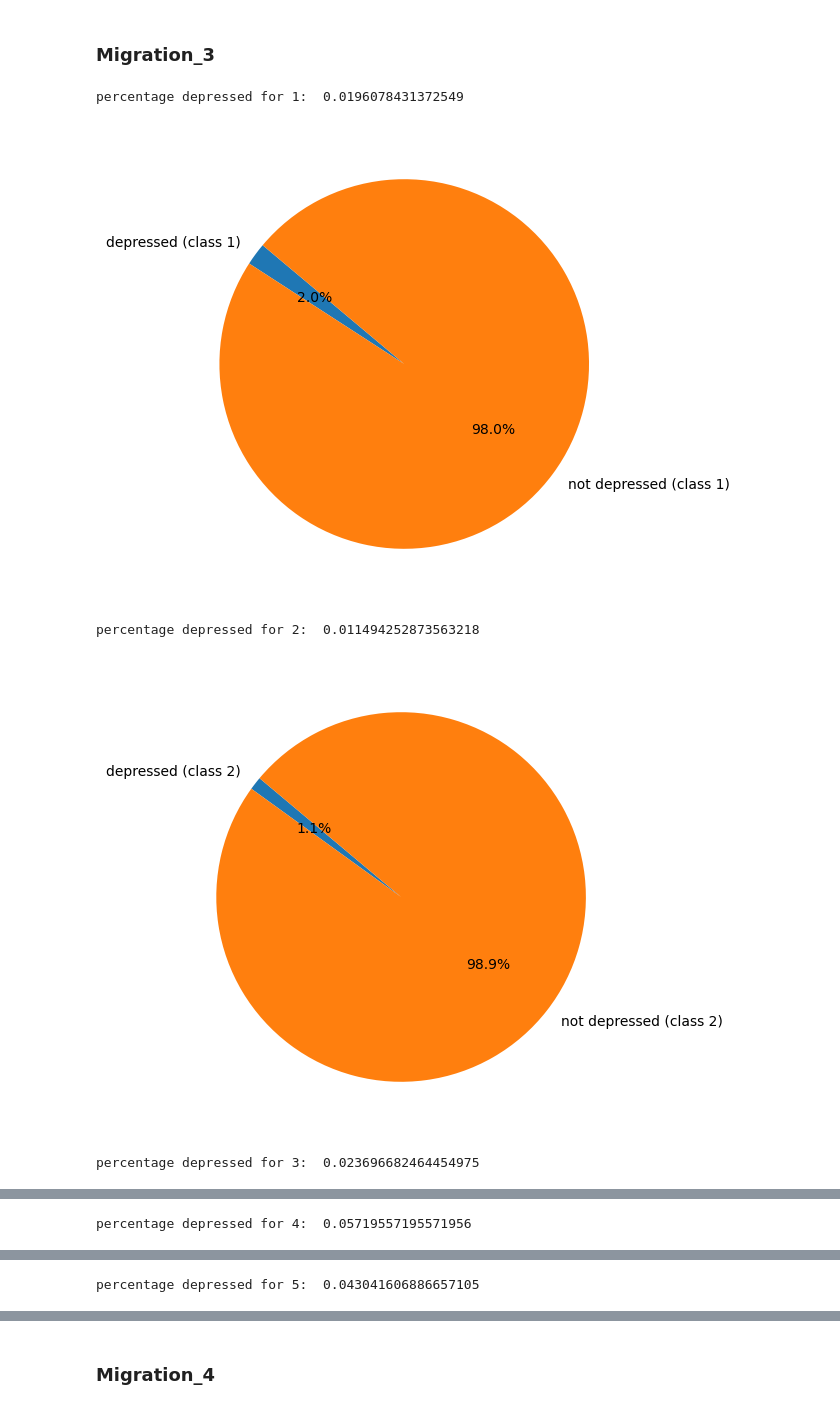
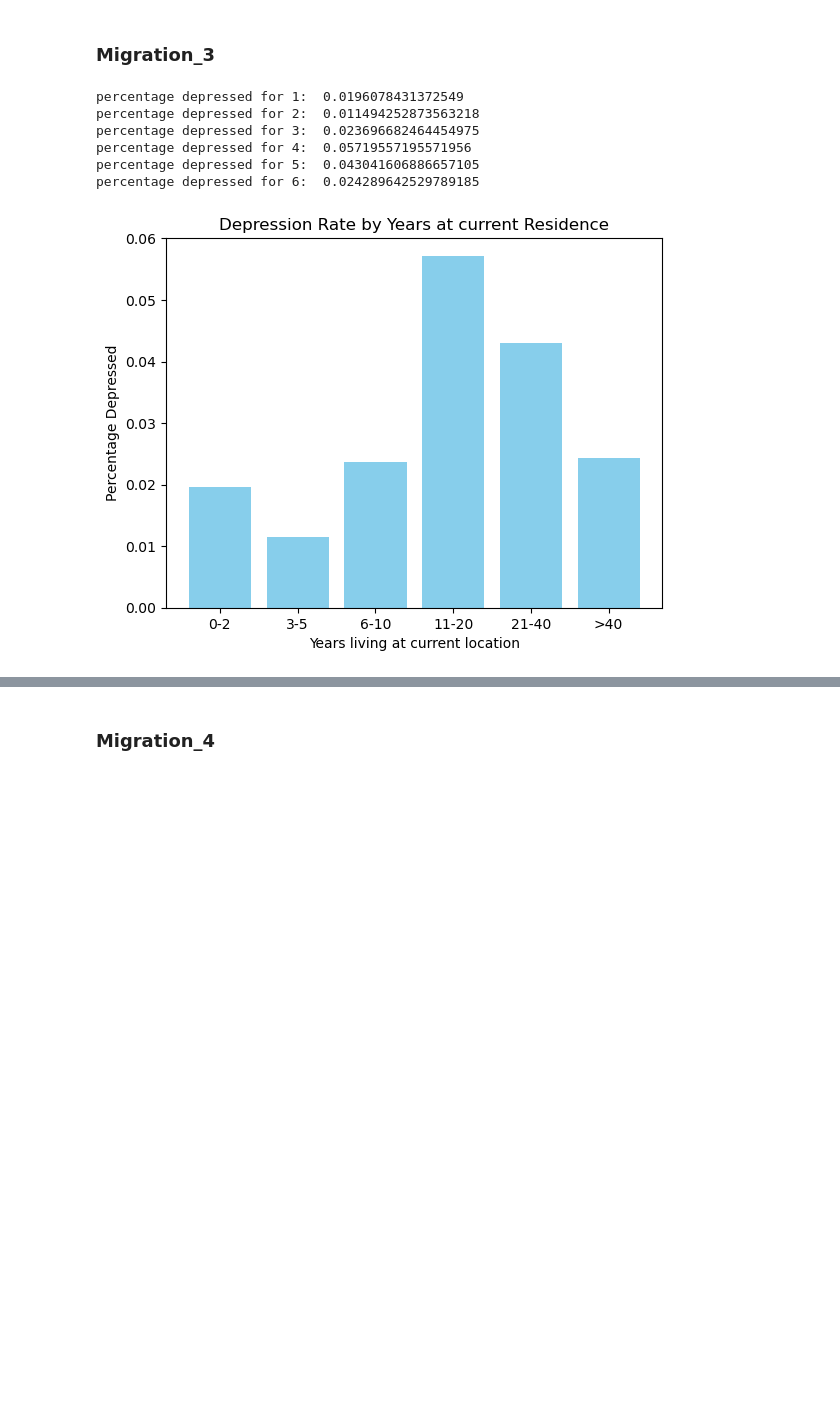
Before and after one commit to shrilakshmisk/SOC476-project, a Jupyter notebook: input_metro.ipynb, the cells around one changed output, grey strips where cells are left out. Drawn from its saved outputs; the diff is of its cells as text; code cells hidden in the pictures; blank space fills up the shorter version.

```diff
--- a/input_metro.ipynb
+++ b/input_metro.ipynb
@@ -484,23 +484,49 @@ plt.show()
 # %% [markdown]
 ### Migration_3
 # %%
+percentages=[]
 for i in range(1,7):
     print(f"percentage depressed for {i}: ", (np.sum((df_fp3['migration_3']==i) & (df_fp3['Depression']==1)))  /    np.sum(df_fp3['migration_3']==i))
+
+
     labels = [f'depressed (class {i})', f'not depressed (class {i})']
     values = [
         np.sum((df_fp3['migration_3']==i) & (df_fp3['Depression']==1)),  # Count cases
         np.sum((df_fp3['migration_3']==i) & (df_fp3['Depression']==0)),  # Count cases
     ]
 
+    percentages.append((np.sum((df_fp3['migration_3']==i) & (df_fp3['Depression']==1)))  /    np.sum(df_fp3['migration_3']==i))
     # Create pie chart
-    plt.figure(figsize=(6, 6))  # Set figure size
-    plt.pie(values, labels=labels, autopct='%1.1f%%', startangle=140)
+    # plt.figure(figsize=(6, 6))  # Set figure size
+    # plt.pie(values, labels=labels, autopct='%1.1f%%', startangle=140)
 
-    # Show the pie chart
-    plt.show()
+    # # Show the pie chart
+    # plt.show()
+
+
+
+labels=[ "0-2",
+ "3-5",
+ "6-10",
+ "11-20",
+ "21-40",
+ ">40"]
+
+# Create bar chart
+plt.bar(labels, percentages, color='skyblue')
+
+# Add labels and title
+plt.xlabel("Years living at current location")
+plt.ylabel("Percentage Depressed")
+plt.title("Depression Rate by Years at current Residence")
+
+# Show the graph
+plt.show()
 # %% [output]
 percentage depressed for 1:  0.0196078431372549
+percentage depressed for 2:  0.011494252873563218
+percentage depressed for 3:  0.023696682464454975
+percentage depressed for 4:  0.05719557195571956
+percentage depressed for 5:  0.043041606886657105
+percentage depressed for 6:  0.024289642529789185
-[figure, old version]
+[figure, new version]
-percentage depressed for 2:  0.011494252873563218
-[figure, removed]
-percentage depressed for 3:  0.023696682464454975
@@ -508 +532,0 @@ percentage depressed for 3:  0.023696682464454975
-percentage depressed for 4:  0.05719557195571956
@@ -510 +532,0 @@ percentage depressed for 4:  0.05719557195571956
-percentage depressed for 5:  0.043041606886657105
```
Also changed, not shown: parts of 8 cells of this notebook.
